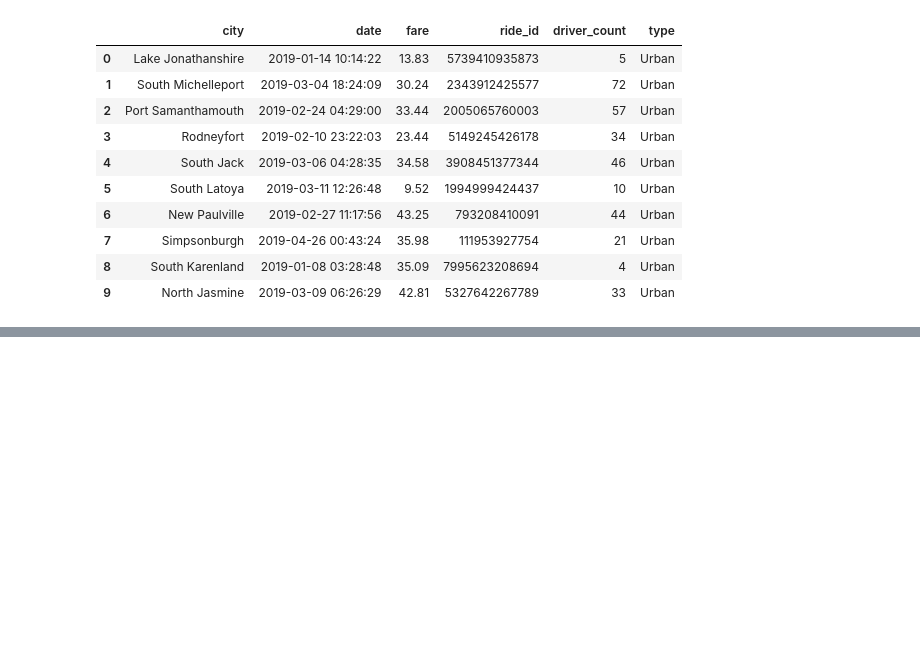
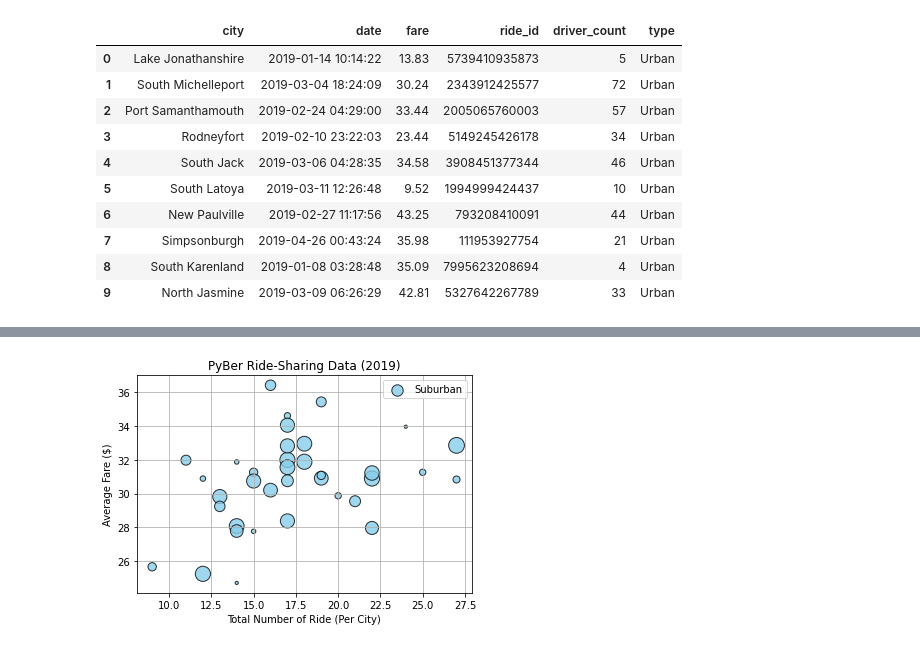
Before and after one commit to HannahEG/PyBer_Analysis, a Jupyter notebook: PyBer.ipynb, the cells around one changed output, grey strips where cells are left out. Saved outputs shown, nothing was run; the diff lists cells and outputs as text; code cells hidden in the pictures; blank space fills up the shorter version.

```diff
--- a/PyBer.ipynb
+++ b/PyBer.ipynb
@@ -129,0 +146,5 @@ pyberDataDF.head(10)
+# %%
+# Create Suburban and Rural city dataframes
+suburbanCitiesDF = pyberDataDF[pyberDataDF["type"]=="Suburban"]
+ruralCitiesDF = pyberDataDF[pyberDataDF["type"]=="Rural"]
+ruralCitiesDF.head()
@@ -129,0 +170,4 @@ pyberDataDF.head(10)
+# %%
+# Get number of ride for suburban and rural cities
+suburbanRideCount = suburbanCitiesDF.groupby(["city"]).count()["ride_id"]
+ruralRideCount = ruralCitiesDF.groupby(["city"]).count()["ride_id"]
@@ -129,0 +192,4 @@ pyberDataDF.head(10)
+# %%
+# Get average/mean fare for suburban and rural cities
+suburbanAvgFare = suburbanCitiesDF.groupby(["city"]).mean()["fare"]
+ruralAvgFare = ruralCitiesDF.groupby(["city"]).mean()["fare"]
@@ -129,0 +208,4 @@ pyberDataDF.head(10)
+# %%
+# Get average/mean number drivers for suburband and rural cities
+suburbanDriverCount = suburbanCitiesDF.groupby(["city"]).mean()["driver_count"]
+ruralDriverCount = ruralCitiesDF.groupby(["city"]).mean()["driver_count"]
@@ -129,0 +230,18 @@ pyberDataDF.head(10)
+# %%
+# Build the scatter plot for suburban cities
+plt.scatter(suburbanRideCount,
+        suburbanAvgFare,
+        s=suburbanDriverCount*10,
+        edgecolors="black",
+        linewidths=1,
+        alpha=0.8,
+        color="skyblue",
+        label="Suburban")
+# Add title, axes lables, legend, grid
+plt.title("PyBer Ride-Sharing Data (2019)")
+plt.ylabel("Average Fare ($)")
+plt.xlabel("Total Number of Ride (Per City)")
+plt.legend()
+plt.grid(True)
+# %% [output]
+[figure, added]
```
Also changed, not shown: parts of 8 cells of this notebook, 8 other files.
